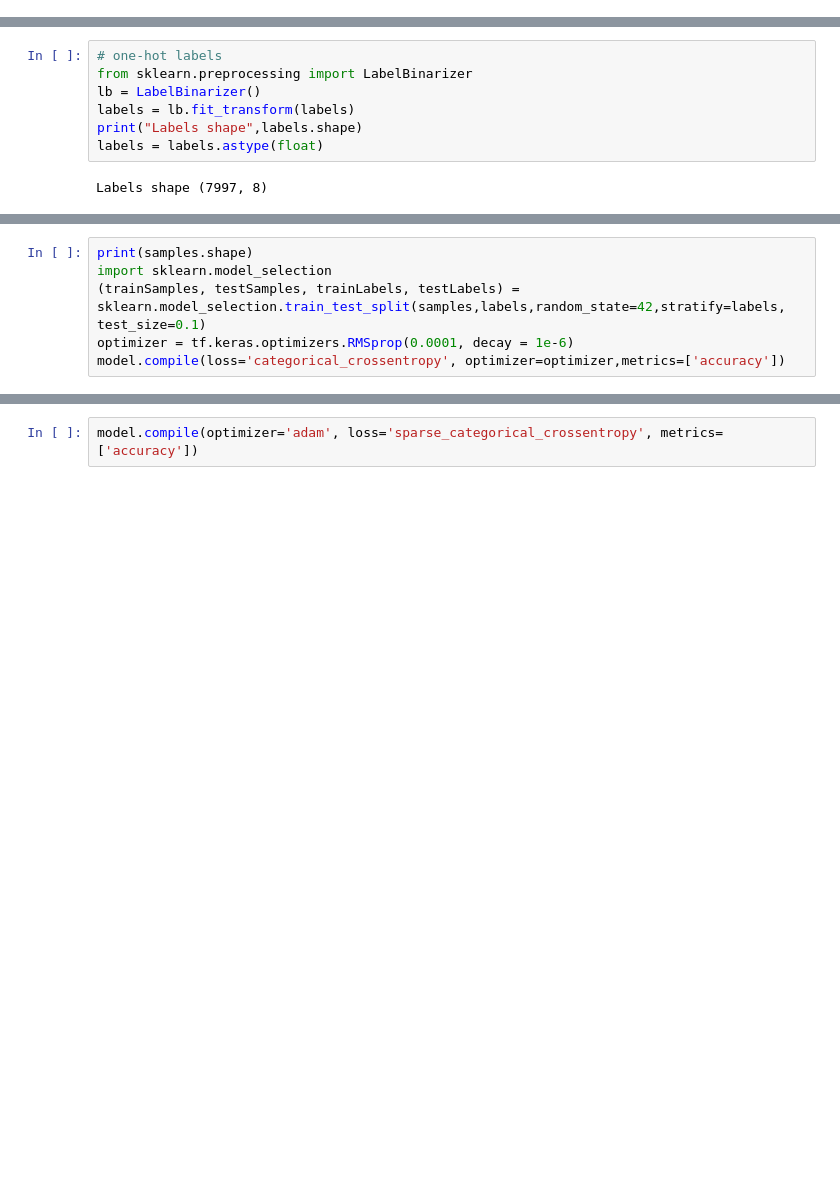
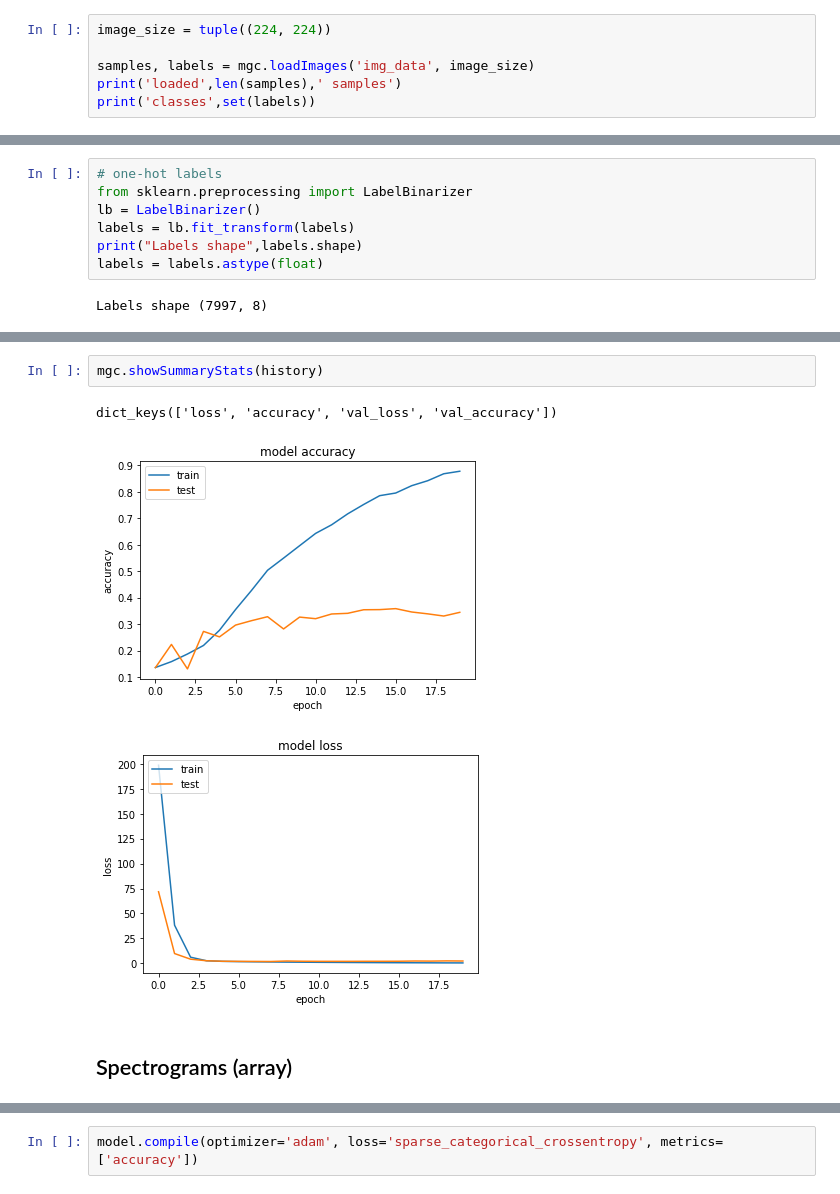
Before and after one commit to Wojwos/music-genre-classification, a Jupyter notebook: MusicGenreClassification.ipynb, the cells around one changed output, grey strips where cells are left out. Saved outputs shown, nothing was run; the diff lists cells and outputs as text; blank space fills up the shorter version.

```diff
--- a/MusicGenreClassification.ipynb
+++ b/MusicGenreClassification.ipynb
@@ -54,0 +39,6 @@ classes {'Hip-Hop', 'Pop', 'Rock', 'Instrumental', 'Experimental', 'Electronic',
+# %%
+image_size = tuple((224, 224))
+
+samples, labels = mgc.loadImages('img_data', image_size)
+print('loaded',len(samples),' samples')
+print('classes',set(labels))
@@ -113,6 +66,0 @@ _________________________________________________________________
-# %%
-print(samples.shape)
-import sklearn.model_selection
-(trainSamples, testSamples, trainLabels, testLabels) = sklearn.model_selection.train_test_split(samples,labels,random_state=42,stratify=labels, test_size=0.1)
-optimizer = tf.keras.optimizers.RMSprop(0.0001, decay = 1e-6)
-model.compile(loss='categorical_crossentropy', optimizer=optimizer,metrics=['accuracy'])
@@ -206,0 +145,8 @@ model.add(Dense(8, activation='softmax'))
+# %%
+mgc.showSummaryStats(history)
+# %% [output]
+dict_keys(['loss', 'accuracy', 'val_loss', 'val_accuracy'])
+[figure, added]
+[figure, added]
+# %% [markdown]
+## Spectrograms (array)
```
Also changed, not shown: parts of 51 cells of this notebook, 1 other file.
